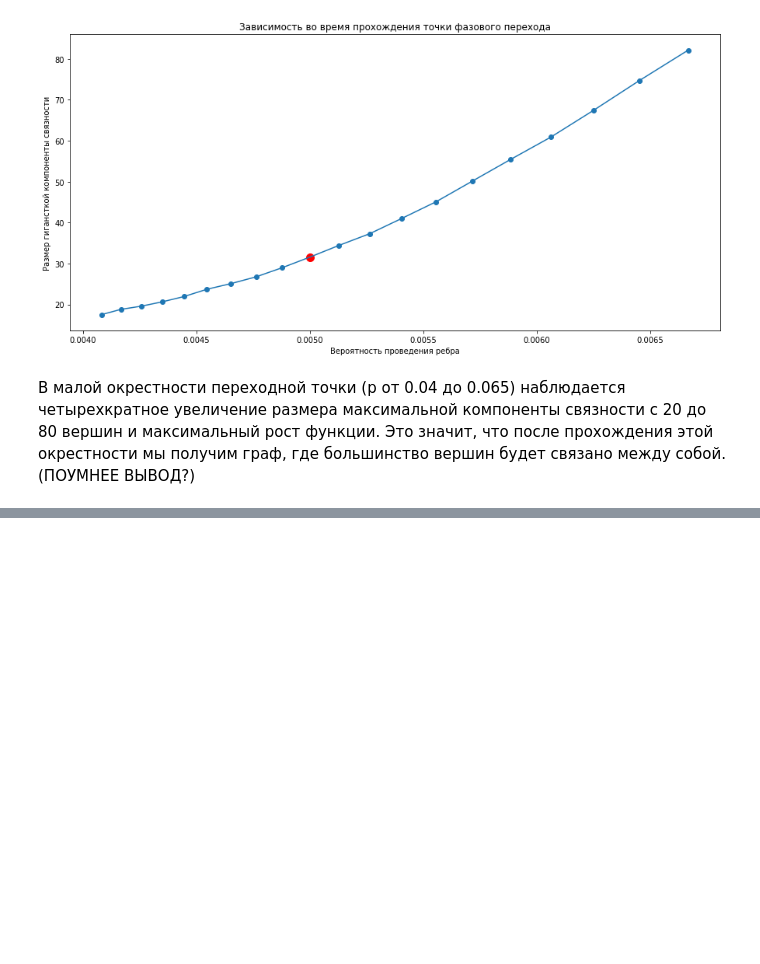
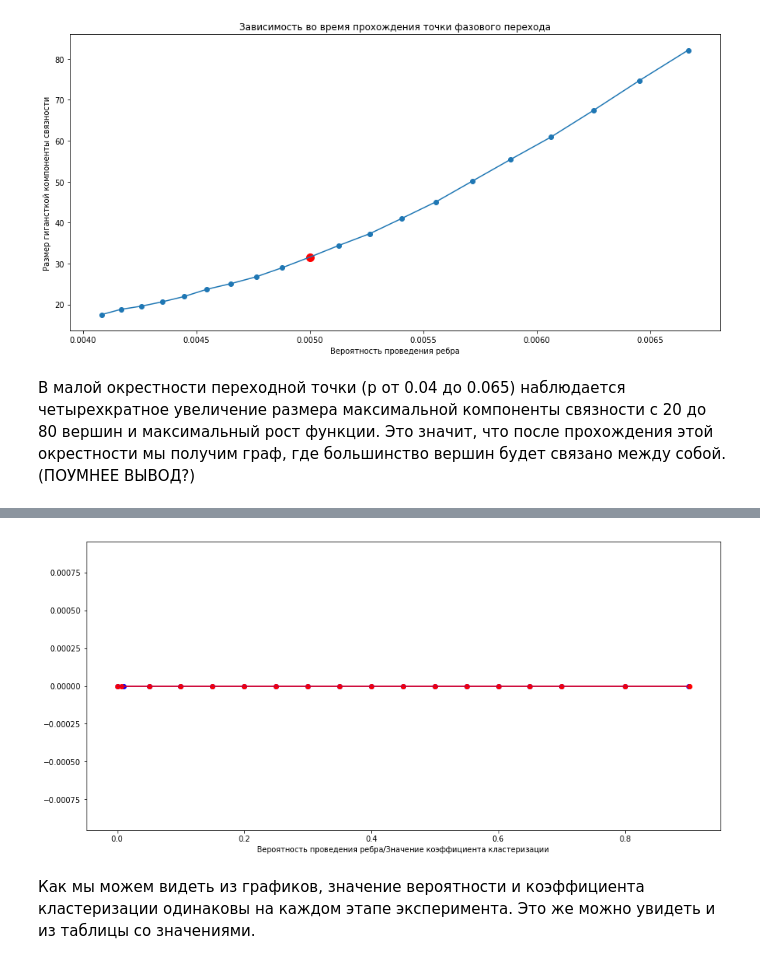
Before and after one commit to MaksimovArtem/NetworksLabs, a Jupyter notebook: Report.ipynb, the cells around one changed output, grey strips where cells are left out. Cells and saved outputs as stored; diff of their text form; code cells hidden in the pictures; blank space fills up the shorter version.

```diff
--- a/Report.ipynb
+++ b/Report.ipynb
@@ -143,0 +251,13 @@ plt.show()
+# %%
+plt.figure(figsize=(15,7))
+plt.plot( [p for [p,_,_,_,] in results_short], [0]*18, c="b")
+plt.scatter( [p for [p,_,_,_,] in results_short], [0]*18, c="b")
+plt.plot( [cl for [_,cl,_,_,] in results_short], [0]*18, c='r')
+plt.scatter( [cl for [_,cl,_,_,] in results_short], [0]*18, c='r')
+plt.xlabel("Вероятность проведения ребра/Значение коэффициента кластеризации")
+plt.axis(ylim=False)
+plt.show()
+# %% [output]
+[figure, added]
+# %% [markdown]
+Как мы можем видеть из графиков, значение вероятности и коэффициента кластеризации одинаковы на каждом этапе эксперимента. Это же можно увидеть и из таблицы со значениями.
```
Also changed, not shown: parts of 9 cells of this notebook.
